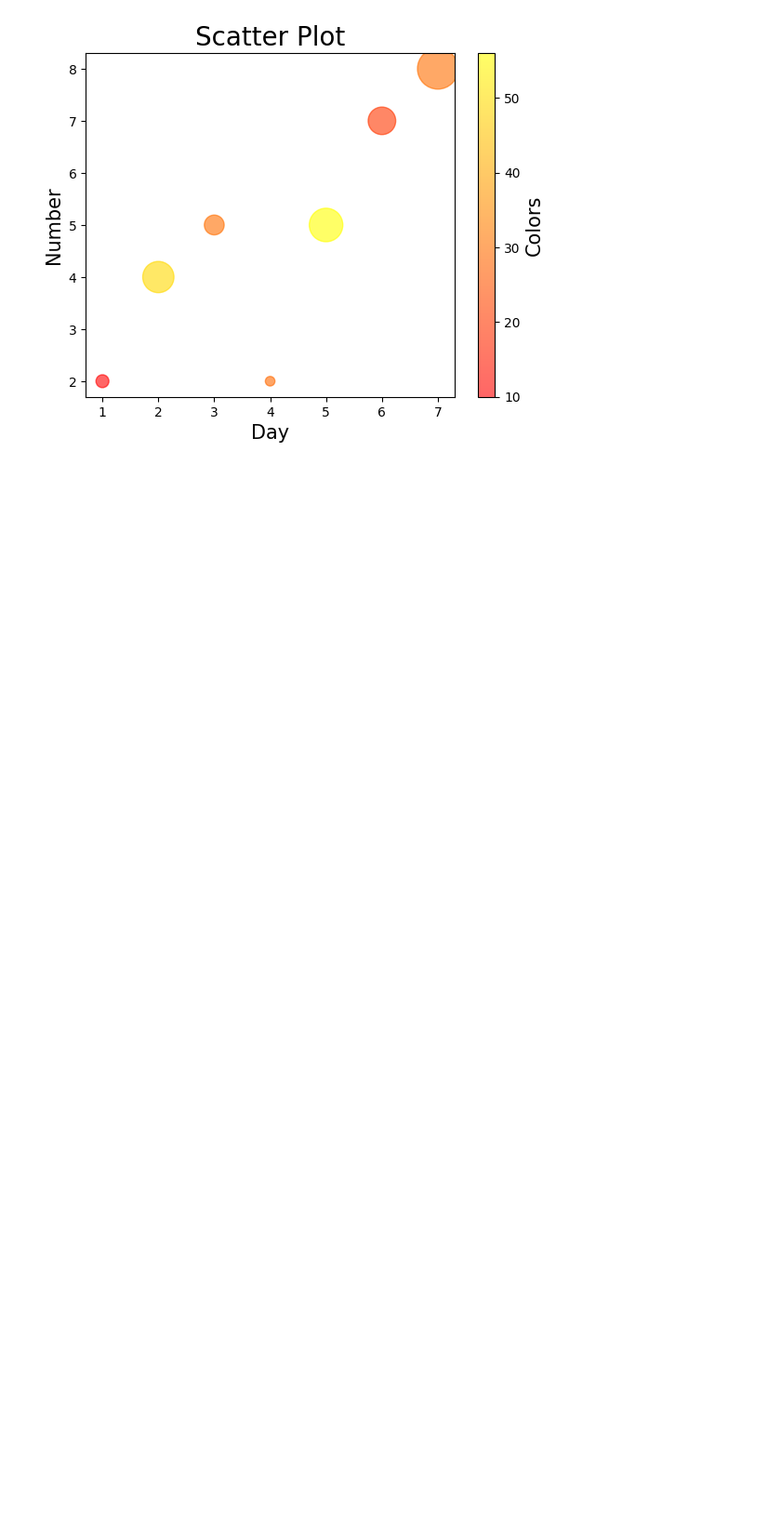
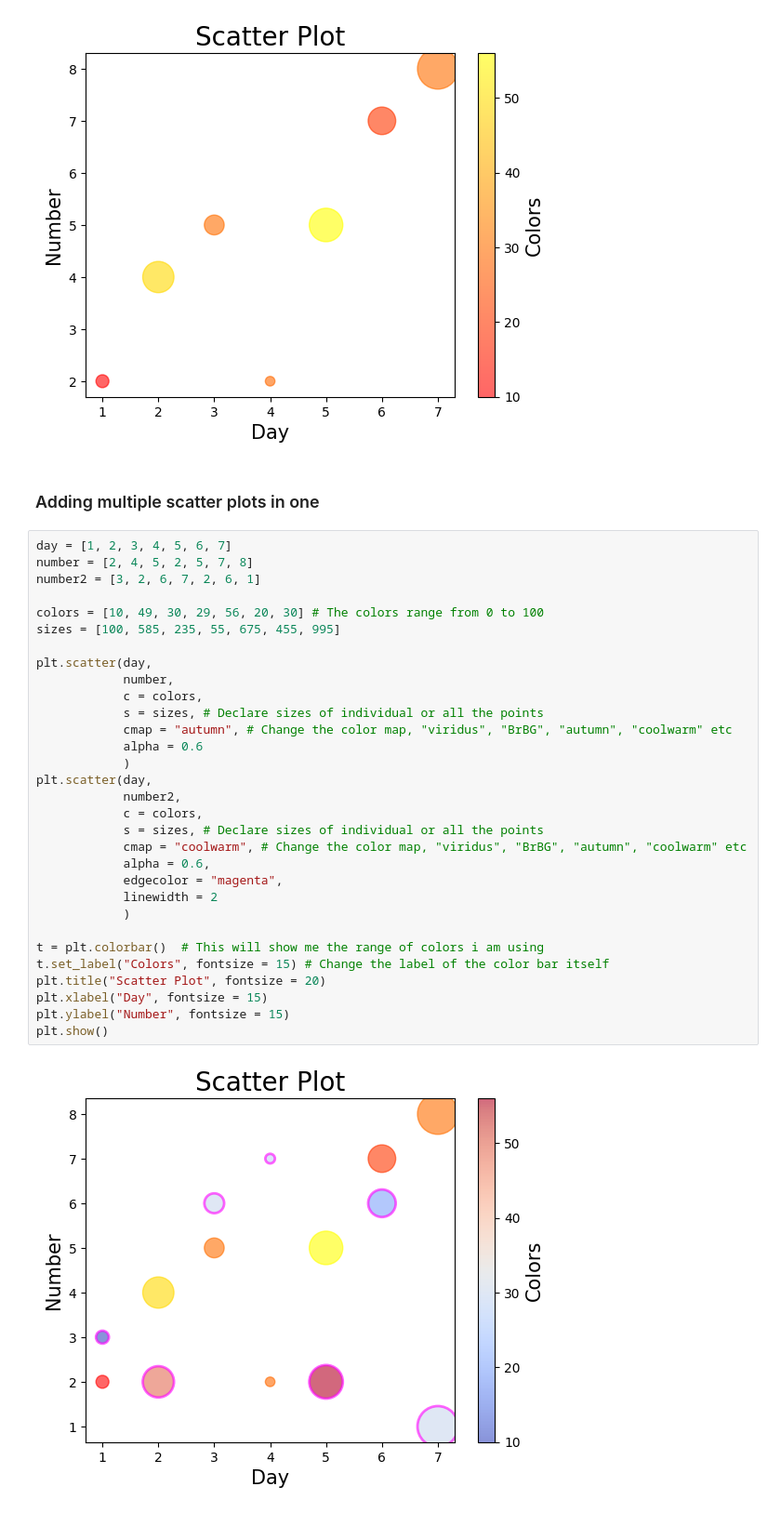
Before and after one commit to Musawer-Afzal/AI-Engineering, a Jupyter notebook: Matplotlib/scatter_plot.ipynb, the cells around one changed output. Shown at 93% size. Cells and saved outputs as stored; diff of their text form; blank space fills up the shorter version.

Commit message:
Adding multiple scatter plots to one

```diff
--- a/Matplotlib/scatter_plot.ipynb
+++ b/Matplotlib/scatter_plot.ipynb
@@ -62,3 +62,38 @@ plt.ylabel("Number", fontsize = 15)
 plt.show()
 # %% [output]
 [figure]
+# %% [markdown]
+### Adding multiple scatter plots in one
+# %%
+day = [1, 2, 3, 4, 5, 6, 7]
+number = [2, 4, 5, 2, 5, 7, 8]
+number2 = [3, 2, 6, 7, 2, 6, 1]
+
+colors = [10, 49, 30, 29, 56, 20, 30] # The colors range from 0 to 100
+sizes = [100, 585, 235, 55, 675, 455, 995]
+
+plt.scatter(day,
+            number,
+            c = colors,
+            s = sizes, # Declare sizes of individual or all the points
+            cmap = "autumn", # Change the color map, "viridus", "BrBG", "autumn", "coolwarm" etc
+            alpha = 0.6
+            )
+plt.scatter(day,
+            number2,
+            c = colors,
+            s = sizes, # Declare sizes of individual or all the points
+            cmap = "coolwarm", # Change the color map, "viridus", "BrBG", "autumn", "coolwarm" etc
+            alpha = 0.6,
+            edgecolor = "magenta",
+            linewidth = 2
+            )
+
+t = plt.colorbar()  # This will show me the range of colors i am using
+t.set_label("Colors", fontsize = 15) # Change the label of the color bar itself
+plt.title("Scatter Plot", fontsize = 20)
+plt.xlabel("Day", fontsize = 15)
+plt.ylabel("Number", fontsize = 15)
+plt.show()
+# %% [output]
+[figure, added]
```
